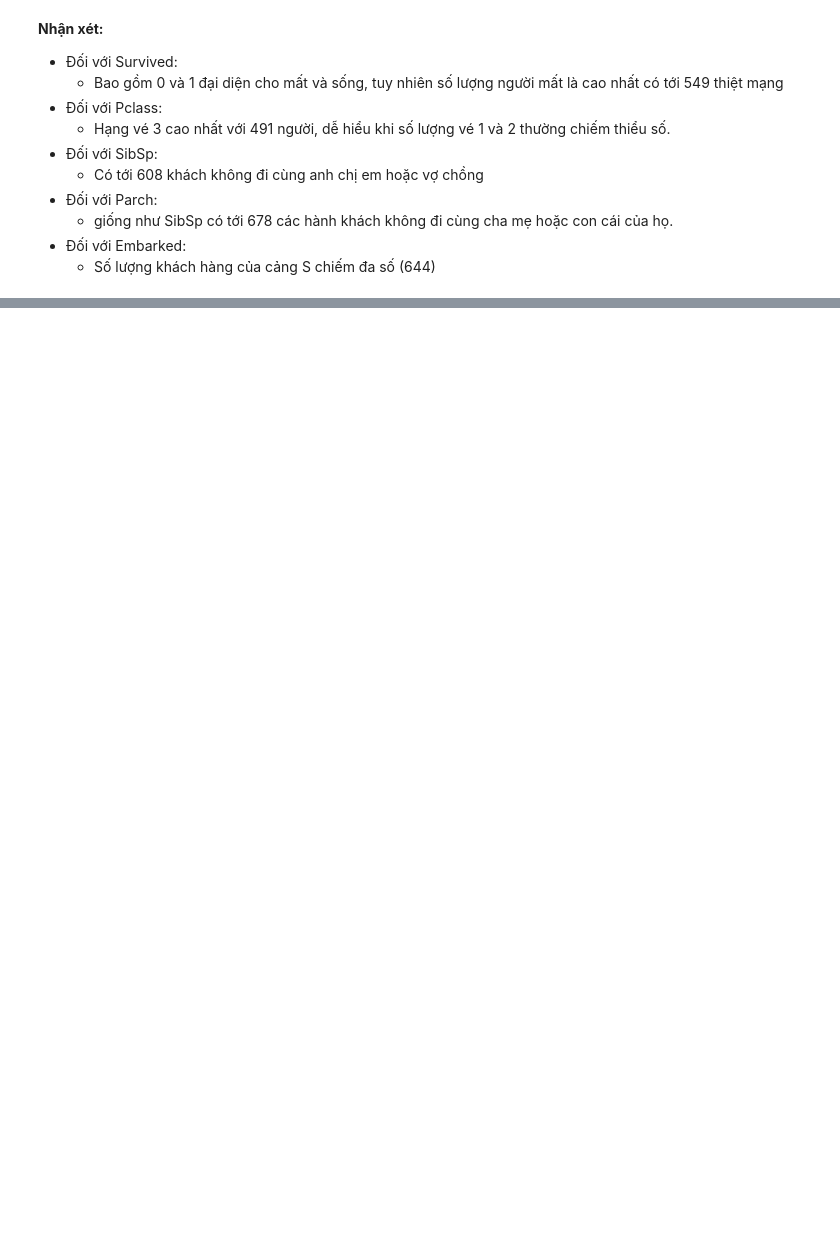
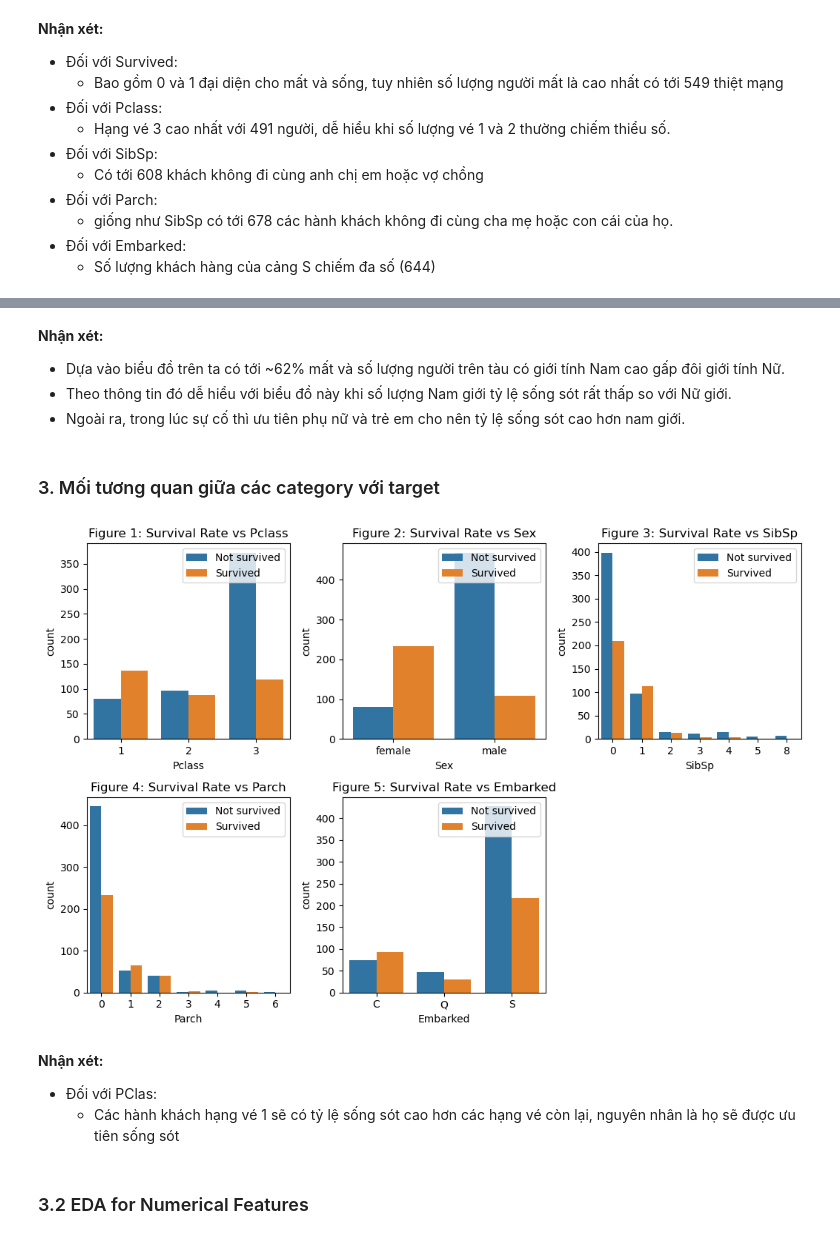
Before and after one commit to aquattda/ML_04, a Jupyter notebook: titanic.ipynb, the cells around one changed output, grey strips where cells are left out. Drawn from its saved outputs; the diff is of its cells as text; code cells hidden in the pictures; blank space fills up the shorter version.

```diff
--- a/titanic.ipynb
+++ b/titanic.ipynb
@@ -314,0 +383,33 @@ memory usage: 54.2+ KB
+# %% [markdown]
+**Nhận xét:**
+- Dựa vào biểu đồ trên ta có tới ~62% mất và số lượng người trên tàu có giới tính Nam cao gấp đôi giới tính Nữ.
+- Theo thông tin đó dễ hiểu với biểu đồ này khi số lượng Nam giới tỷ lệ sống sót rất thấp so với Nữ giới.
+- Ngoài ra, trong lúc sự cố thì ưu tiên phụ nữ và trẻ em cho nên tỷ lệ sống sót cao hơn nam giới.
+# %% [markdown]
+### 3. Mối tương quan giữa các category với target
+# %%
+cols = ["Pclass", "Sex", "SibSp", "Parch", "Embarked"]
+# set number row and column
+n_rows = 2
+n_cols = 3
+# crate canvas
+fig, ax  = plt.subplots(n_rows, n_cols, figsize= (n_cols * 3.5, n_rows * 3.5))
+
+for r in range(0, n_rows):
+    for c in range(0, n_cols):
+        i = r*n_cols + c #index cols
+        if i < len(cols): # i < 5, vì cols chỉ có 4
+            ax_i = ax[r,c]
+            sns.countplot(data=titanic_train, x = cols[i], hue = "Survived", ax = ax_i)
+            ax_i.set_title(f"Figure {i + 1}: Survival Rate vs {cols[i]}")
+            ax_i.legend(title= "", loc= "upper right", labels = {"Not survived", "Survived"})
+ax.flat[-1].set_visible(False) # flat chọn plot cuối (-1) và set_visible ẩn ô đó.
+plt.tight_layout() # căn lề, khoảng cách giữa các subplot
+# %% [output]
+[figure, added]
+# %% [markdown]
+**Nhận xét:**
+- Đối với PClas:
+    - Các hành khách hạng vé 1 sẽ có tỷ lệ sống sót cao hơn các hạng vé còn lại, nguyên nhân là họ sẽ được ưu tiên sống sót
+# %% [markdown]
+### 3.2 EDA for Numerical Features
```
Also changed, not shown: parts of 16 cells of this notebook.
